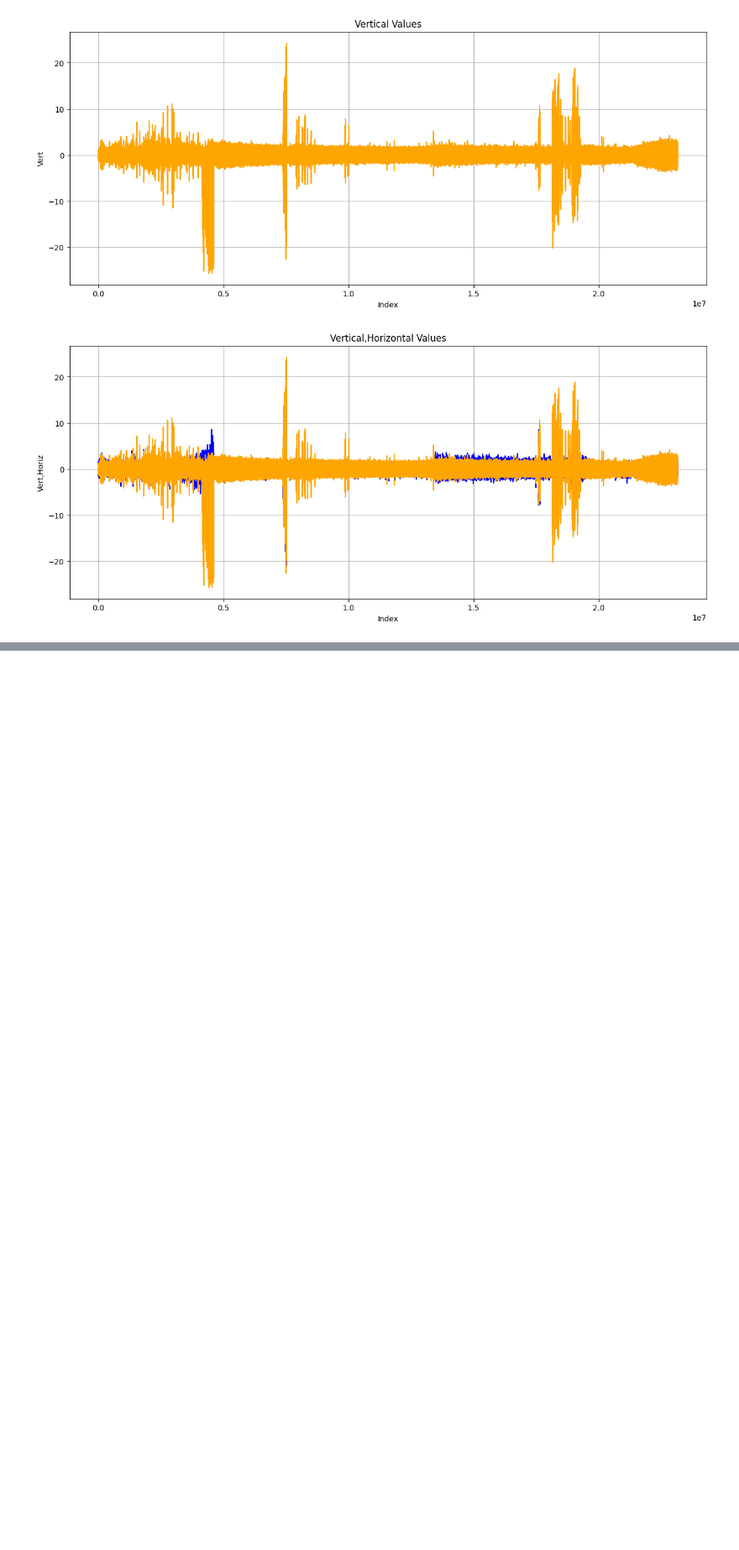
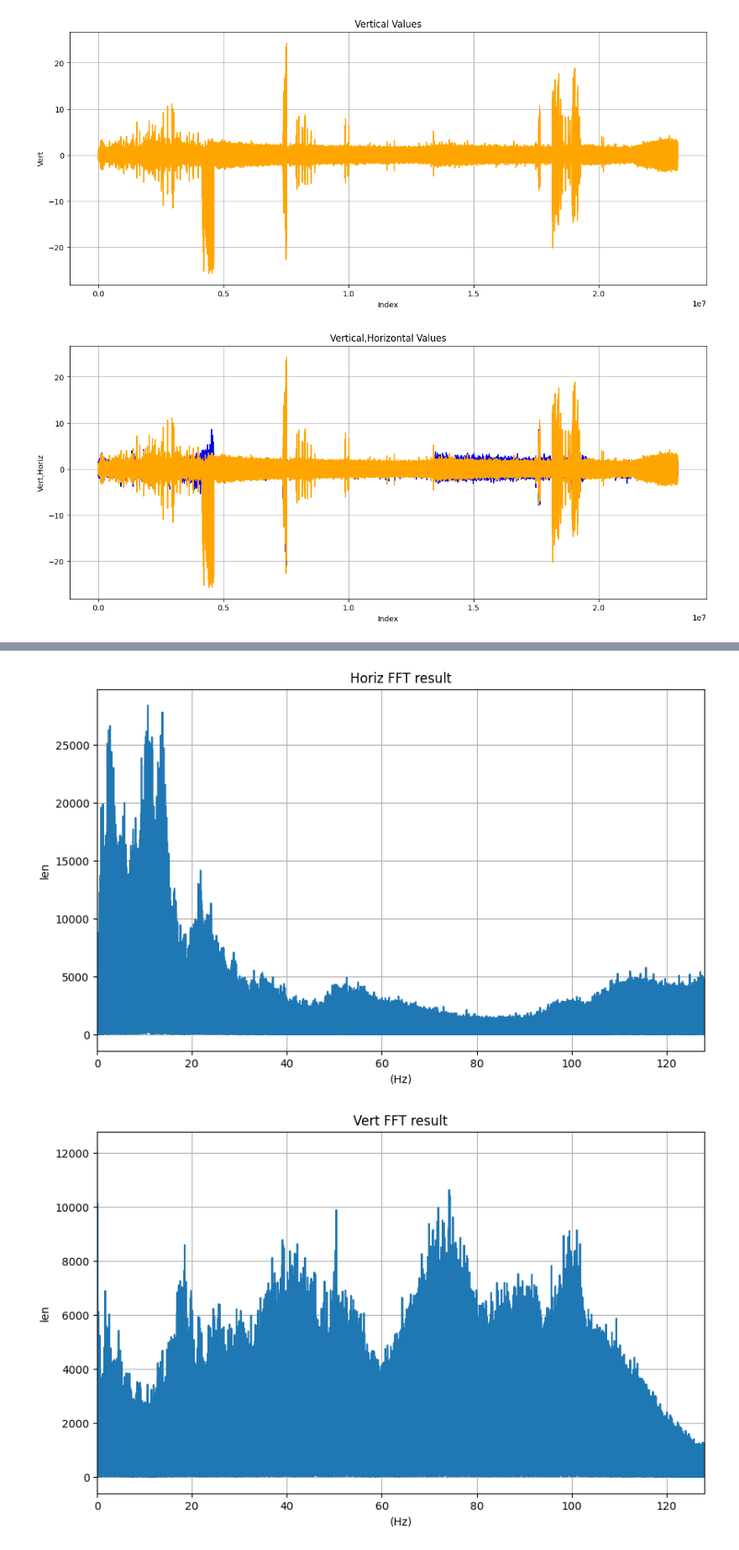
Before and after one commit to Cksdud123/colab, a Jupyter notebook: VGG19.ipynb, the cells around one changed output, grey strips where cells are left out. Shown: that part at 84% size. Drawn from its saved outputs; the diff is of its cells as text; code cells hidden in the pictures; blank space fills up the shorter version.

```diff
--- a/VGG19.ipynb
+++ b/VGG19.ipynb
@@ -204,17 +209,3 @@ plt.show()
 [figure]
 [figure]
 [figure]
-# %%
-# 데이터프레임을 5개의 등분으로 나누기
-num_splits = 10
-data_splits = pd.np.array_split(Learning_Bearing1, num_splits)
-
-# 각 구간별로 Section 열 추가하기
-for i, split in enumerate(data_splits):
-    split['Section'] = i + 1
-
-# 데이터프레임의 timestamp 열을 인덱스로 설정하지 않기
-Learning_Bearing1 = pd.concat(data_splits, ignore_index=True)
-
-# 결과 출력
-print(Learning_Bearing1)
@@ -264,0 +221,40 @@ print(test_df)
+# %%
+# 수평가속도와 수직가속도 데이터를 가져옵니다.
+horiz_acceleration = Learning_Bearing1['Horiz']
+vert_acceleration = Learning_Bearing1['Vert']
+
+# 데이터 총 개수와 시간 길이를 설정합니다.
+total_data_points = len(horiz_acceleration)
+duration = 10  # 10초 동안 데이터를 수집했다고 가정합니다.
+data_points_per_sec = 256  # 1초당 수집된 데이터 개수 (주파수와 일치)
+dt = 1 / data_points_per_sec  # 샘플링 주기 (1초당 수집 주기)
+
+# 수평가속도와 수직가속도 데이터에 FFT를 적용합니다.
+fft_horiz = np.fft.fft(horiz_acceleration)
+fft_vert = np.fft.fft(vert_acceleration)
+
+# 주파수 축을 만듭니다.
+freq_axis = np.fft.fftfreq(total_data_points, dt)
+
+# 수평가속도 FFT 결과를 그래프로 그립니다.
+plt.figure(figsize=(10, 6))
+plt.plot(freq_axis, np.abs(fft_horiz))
+plt.title('Horiz FFT result')
+plt.xlabel('(Hz)')
+plt.ylabel('len')
+plt.xlim(0, data_points_per_sec / 2)
+plt.grid()
+plt.show()
+
+# 수직가속도 FFT 결과를 그래프로 그립니다.
+plt.figure(figsize=(10, 6))
+plt.plot(freq_axis, np.abs(fft_vert))
+plt.title('Vert FFT result')
+plt.xlabel('(Hz)')
+plt.ylabel('len')
+plt.xlim(0, data_points_per_sec / 2)
+plt.grid()
+plt.show()
+# %% [output]
+[figure, added]
+[figure, added]
```
Also changed, not shown: parts of 10 cells of this notebook.
